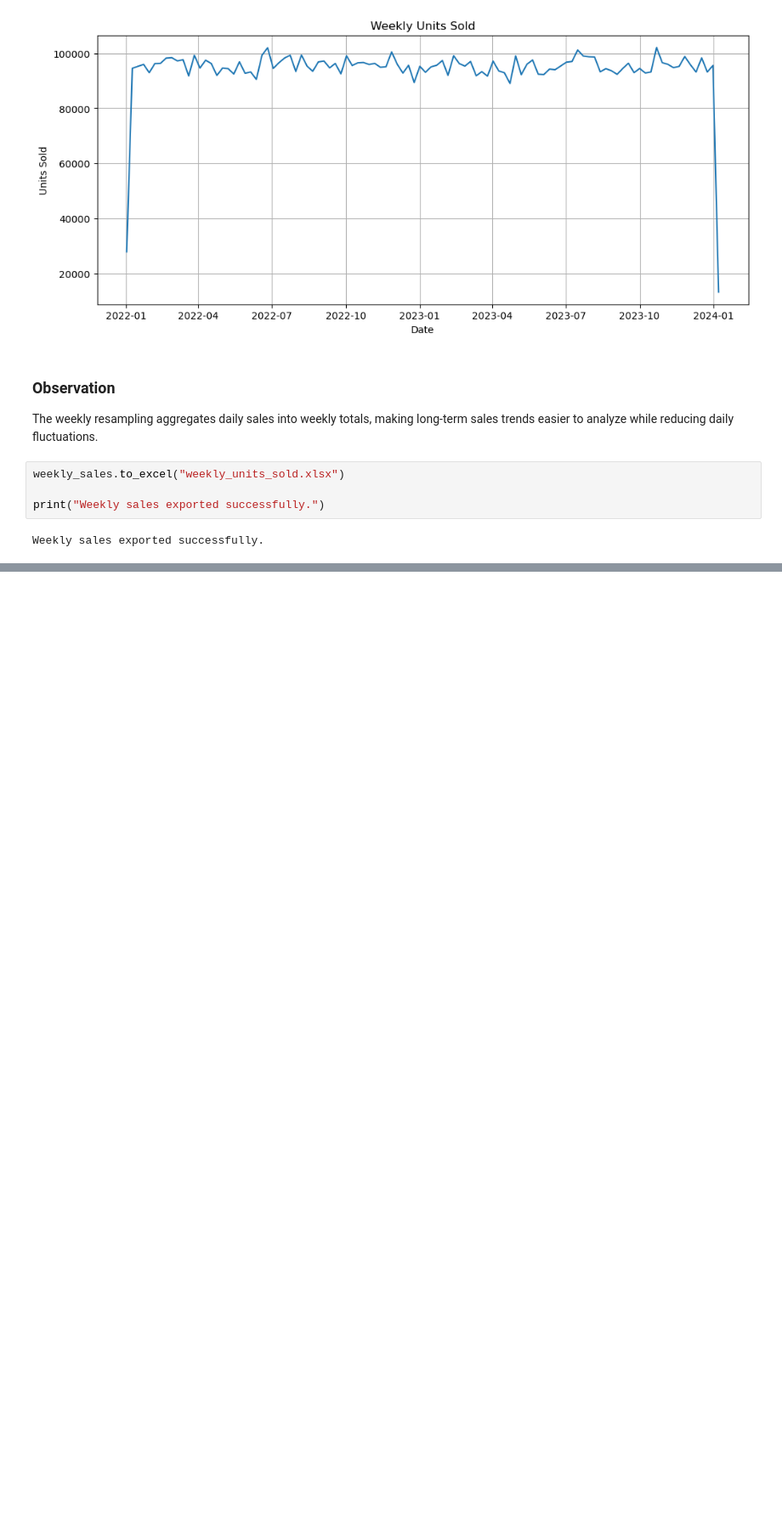
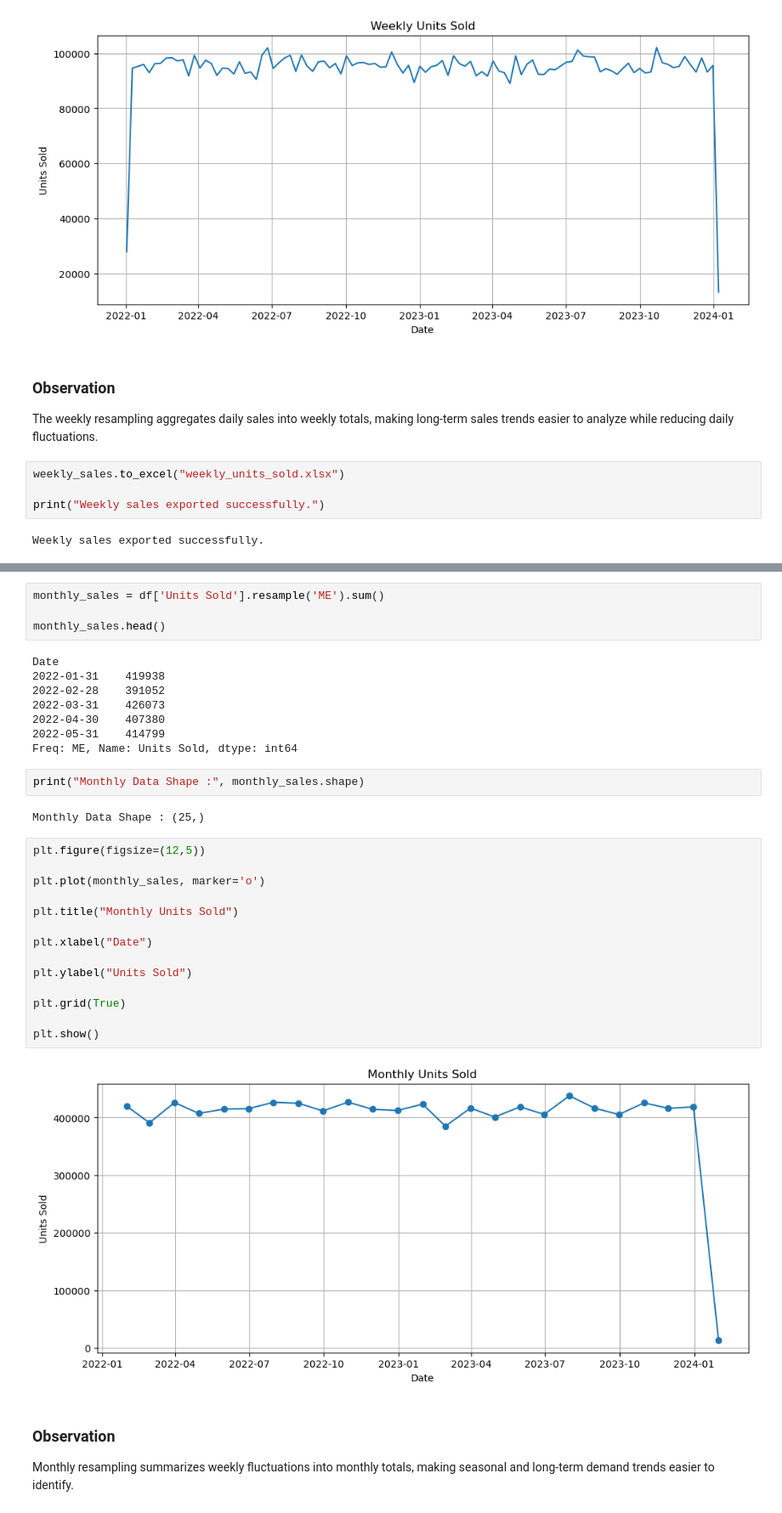
Before and after one commit to dharani-malla/Supply-Chain-Analytics-Demand-Forecasting-Anamoly-Detection, a Jupyter notebook: Week1_TimeSeries_Processing.ipynb, the cells around one changed output, grey strips where cells are left out. Shown at 85% size. Saved outputs shown, nothing was run; the diff lists cells and outputs as text; blank space fills up the shorter version.

```diff
--- a/Week1_TimeSeries_Processing.ipynb
+++ b/Week1_TimeSeries_Processing.ipynb
@@ -132,0 +137,36 @@ Weekly sales exported successfully.
+# %%
+monthly_sales = df['Units Sold'].resample('ME').sum()
+
+monthly_sales.head()
+# %% [output]
+Date
+2022-01-31    419938
+2022-02-28    391052
+2022-03-31    426073
+2022-04-30    407380
+2022-05-31    414799
+Freq: ME, Name: Units Sold, dtype: int64
+# %%
+print("Monthly Data Shape :", monthly_sales.shape)
+# %% [output]
+Monthly Data Shape : (25,)
+# %%
+plt.figure(figsize=(12,5))
+
+plt.plot(monthly_sales, marker='o')
+
+plt.title("Monthly Units Sold")
+
+plt.xlabel("Date")
+
+plt.ylabel("Units Sold")
+
+plt.grid(True)
+
+plt.show()
+# %% [output]
+[figure, added]
+# %% [markdown]
+### Observation
+
+Monthly resampling summarizes weekly fluctuations into monthly totals, making seasonal and long-term demand trends easier to identify.
```
Also changed, not shown: parts of 2 cells of this notebook, 2 other files.
